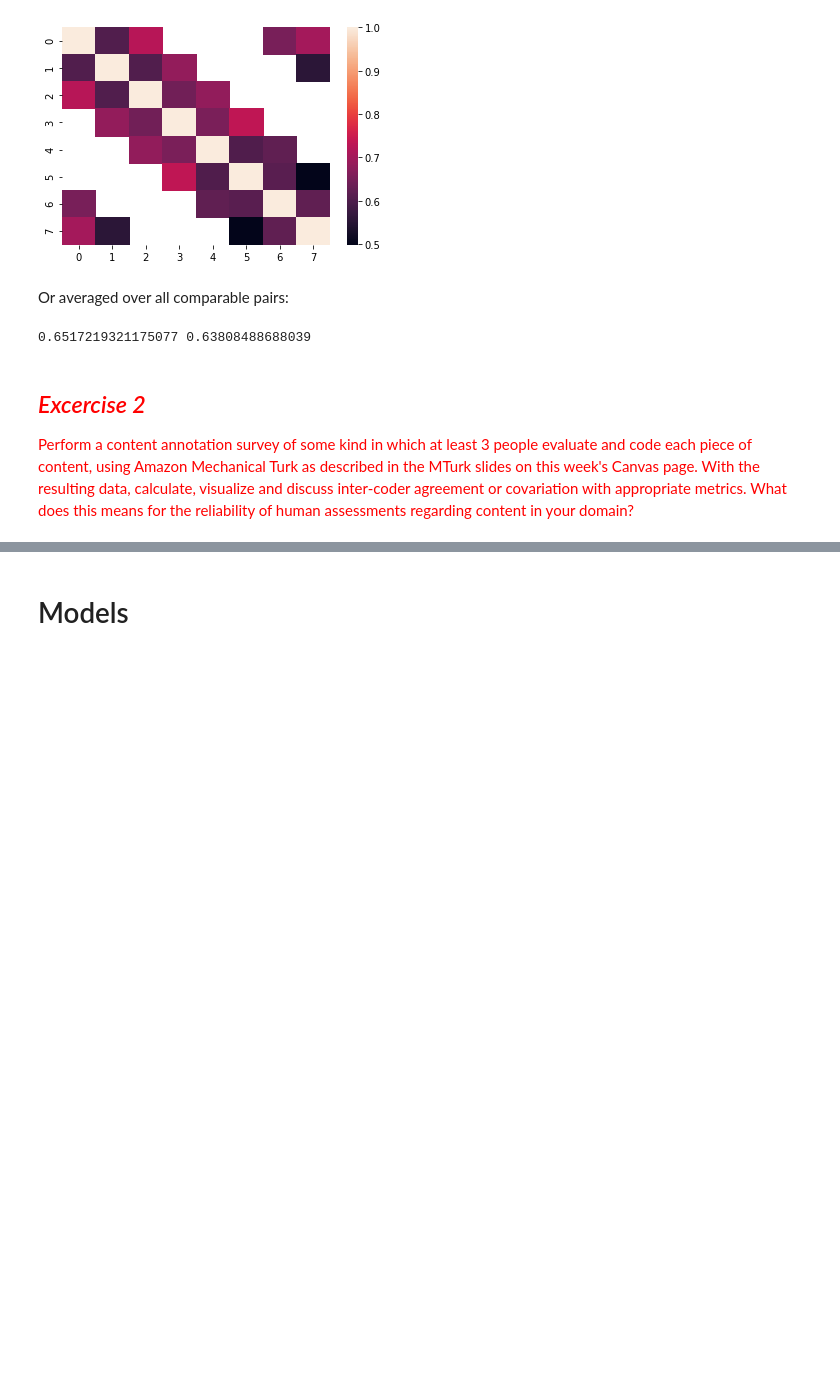
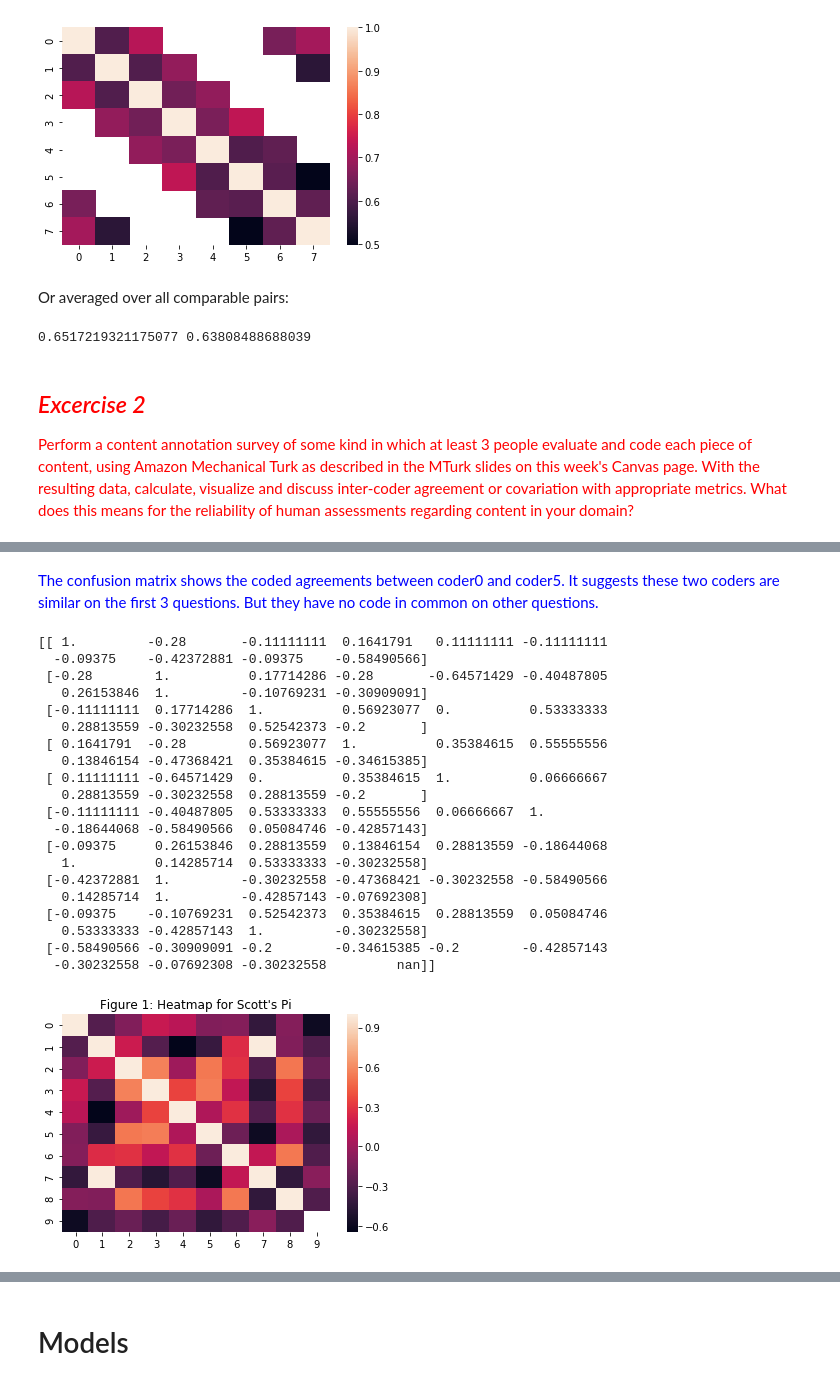
Before and after one commit to xywu-soc/content-analysis-2018, a Jupyter notebook: 5-Reliability/5-Reliability.ipynb, the cells around one changed output, grey strips where cells are left out. Cells and saved outputs as stored; diff of their text form; code cells hidden in the pictures; blank space fills up the shorter version.

```diff
--- a/5-Reliability/5-Reliability.ipynb
+++ b/5-Reliability/5-Reliability.ipynb
@@ -270,0 +296,32 @@ m_scotts_pi = pairwise_matrix(scotts_pi, music_anno.annotations)
+# %% [markdown]
+<span style="color:blue"> The confusion matrix shows the coded agreements between coder0 and coder5. It suggests these two coders are similar on the first 3 questions. But they have no code in common on other questions.
+# %%
+# Scott's pi
+scotts_pi(music_anno.annotations[:,0], music_anno.annotations[:,1])
+m_scotts_pi = pairwise_matrix(scotts_pi, music_anno.annotations)
+print(m_scotts_pi)
+ax = seaborn.heatmap(m_scotts_pi)
+plt.title("Figure 1: Heatmap for Scott's Pi")
+plt.show()
+# %% [output]
+[[ 1.         -0.28       -0.11111111  0.1641791   0.11111111 -0.11111111
+  -0.09375    -0.42372881 -0.09375    -0.58490566]
+ [-0.28        1.          0.17714286 -0.28       -0.64571429 -0.40487805
+   0.26153846  1.         -0.10769231 -0.30909091]
+ [-0.11111111  0.17714286  1.          0.56923077  0.          0.53333333
+   0.28813559 -0.30232558  0.52542373 -0.2       ]
+ [ 0.1641791  -0.28        0.56923077  1.          0.35384615  0.55555556
+   0.13846154 -0.47368421  0.35384615 -0.34615385]
+ [ 0.11111111 -0.64571429  0.          0.35384615  1.          0.06666667
+   0.28813559 -0.30232558  0.28813559 -0.2       ]
+ [-0.11111111 -0.40487805  0.53333333  0.55555556  0.06666667  1.
+  -0.18644068 -0.58490566  0.05084746 -0.42857143]
+ [-0.09375     0.26153846  0.28813559  0.13846154  0.28813559 -0.18644068
+   1.          0.14285714  0.53333333 -0.30232558]
+ [-0.42372881  1.         -0.30232558 -0.47368421 -0.30232558 -0.58490566
+   0.14285714  1.         -0.42857143 -0.07692308]
+ [-0.09375    -0.10769231  0.52542373  0.35384615  0.28813559  0.05084746
+   0.53333333 -0.42857143  1.         -0.30232558]
+ [-0.58490566 -0.30909091 -0.2        -0.34615385 -0.2        -0.42857143
+  -0.30232558 -0.07692308 -0.30232558         nan]]
+[figure, added]
```
Also changed, not shown: parts of 31 cells of this notebook.
